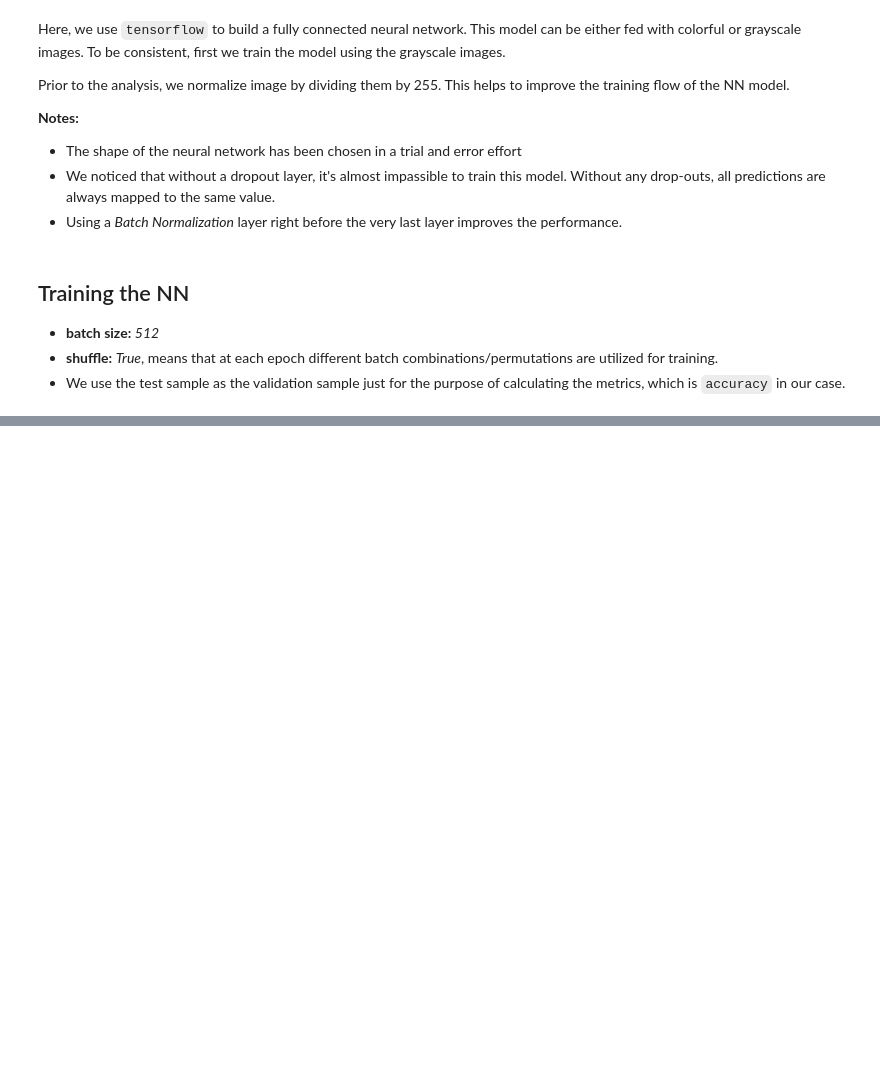
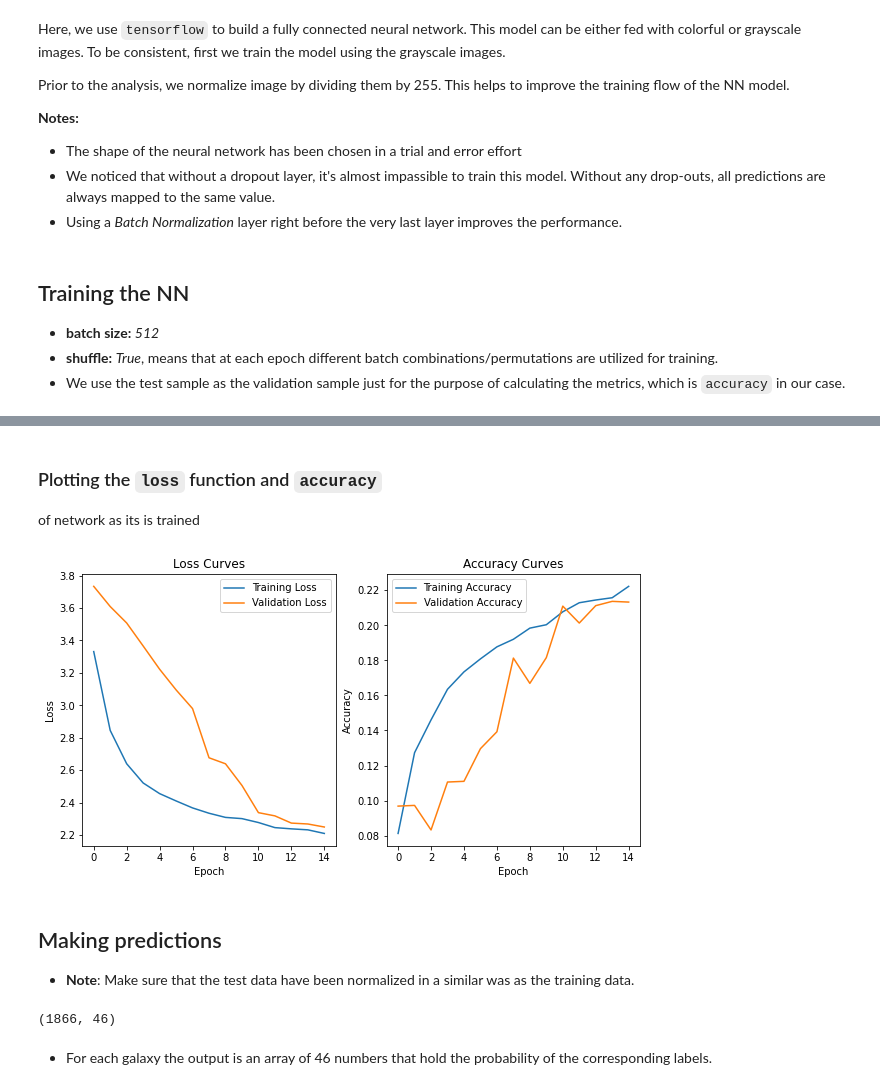
Before and after one commit to ekourkchi/incNET-data, a Jupyter notebook: incNET_modelExploration/incNET_exploreModels.ipynb, the cells around one changed output, grey strips where cells are left out. Drawn from its saved outputs; the diff is of its cells as text; code cells hidden in the pictures; blank space fills up the shorter version.

```diff
--- a/incNET_modelExploration/incNET_exploreModels.ipynb
+++ b/incNET_modelExploration/incNET_exploreModels.ipynb
@@ -697,0 +711,15 @@ These isseus can be addressed by leveraging the power on *Convolutional Neural N
+# %%
+GrayImages2D = np.zeros((N, 64,64,1))
+
+for i in range(N):
+    GrayImages2D[i,:,:,:] = rgb2gray(images[i]).reshape(64,64,1)
+# %%
+labels = classs[1]
+pgcIDs = classs[0]
+
+indx = (labels>1)
+GrayImages2D = GrayImages2D[indx]
+pgcIDs = pgcIDs[indx]
+labels = labels[indx]
+
+GrayImages2D.shape
@@ -697,0 +730,2 @@ These isseus can be addressed by leveraging the power on *Convolutional Neural N
+# %%
+Train2D_seed0, Test2D_seed0 = train_test_split(GrayImages2D, labels, pgcIDs, seed=0)
@@ -697,0 +788,9 @@ These isseus can be addressed by leveraging the power on *Convolutional Neural N
+# %%
+vgg_model = vgg6()
+vgg_model.compile(loss='sparse_categorical_crossentropy', optimizer='adam', metrics=['accuracy'])
+n_epochs = 15
+vgg_model.summary()
+vgg_model_history = vgg_model.fit(Train2D_seed0['X']/255., Train2D_seed0['y']-45,
+                                  epochs=n_epochs, batch_size=512, verbose=2,
+                                  validation_split=0.2,
+                                  shuffle=True)
@@ -697,0 +815,19 @@ These isseus can be addressed by leveraging the power on *Convolutional Neural N
+# %% [markdown]
+### Plotting the `loss` function and `accuracy`
+of network as its is trained
+# %%
+plot_model_history(vgg_model_history, n_epochs=15)
+# %% [output]
+[figure, added]
+# %% [markdown]
+## Making predictions
+
+- **Note**: Make sure that the test data have been normalized in a similar was as the training data.
+# %%
+predictions = vgg_model.predict(Test2D_seed0['X']/255.)
+
+predictions.shape
+# %% [output]
+(1866, 46)
+# %% [markdown]
+- For each galaxy the output is an array of 46 numbers that hold the probability of the corresponding labels.
```
Also changed, not shown: parts of 19 cells of this notebook.
